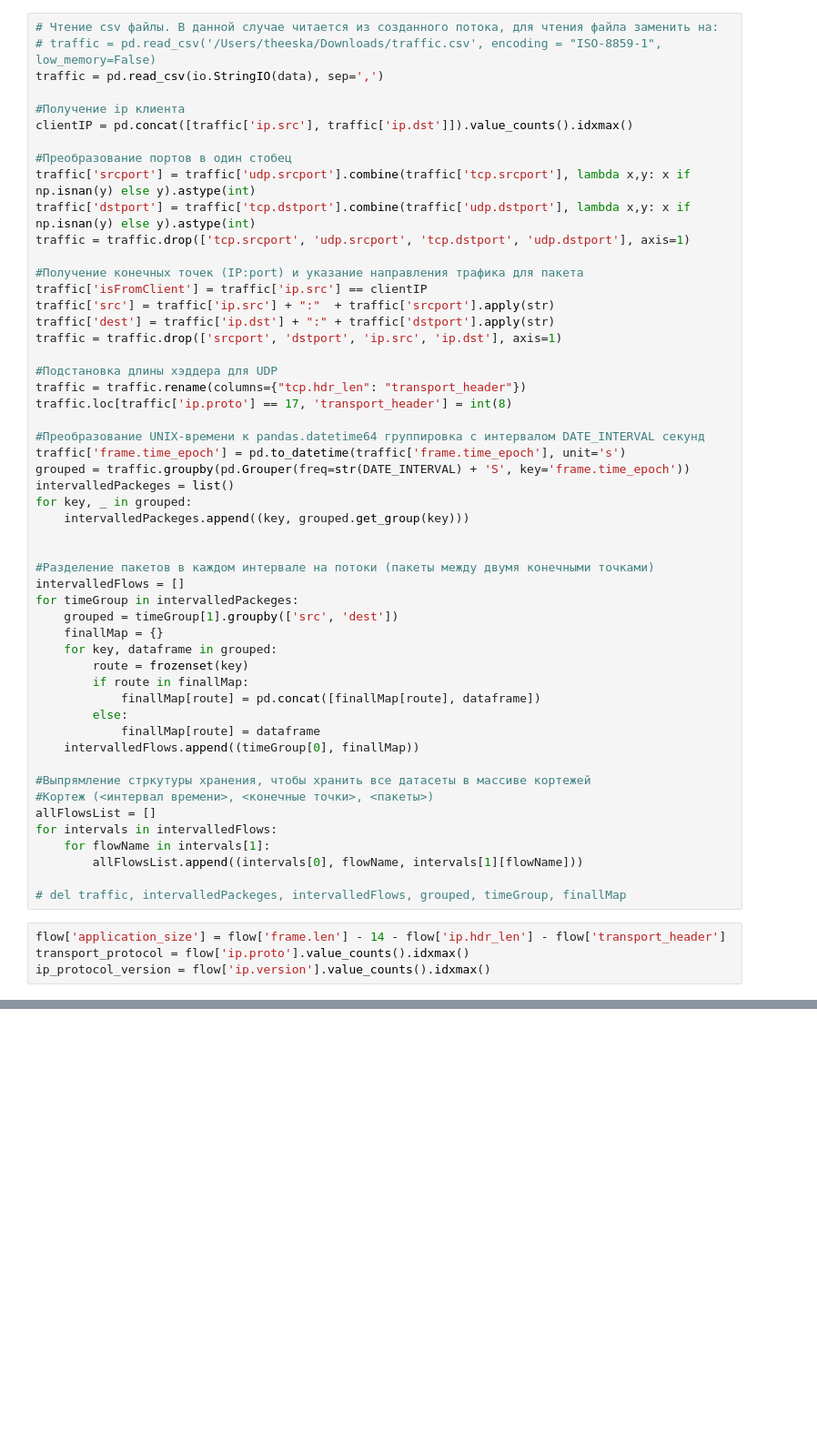
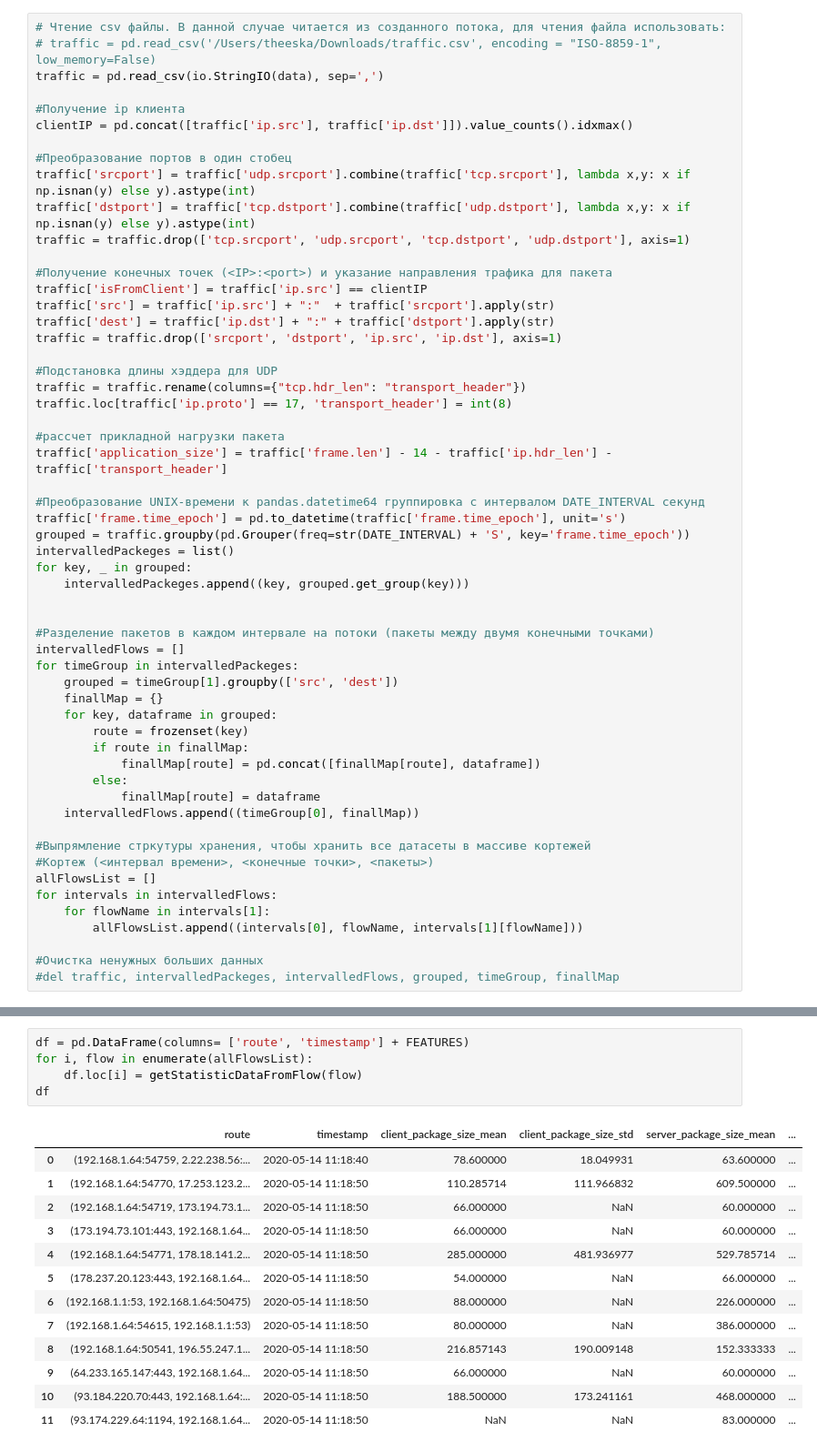
Before and after one commit to TheEshka/traffic_analyzer, a Jupyter notebook: package_parser.ipynb, the cells around one changed output, grey strips where cells are left out. Shown at 91% size. Cells and saved outputs as stored; diff of their text form; blank space fills up the shorter version.

Commit message:
data preparation full

```diff
--- a/package_parser.ipynb
+++ b/package_parser.ipynb
@@ -22,7 +54,7 @@ else:
     f.write(output.decode("utf-8"))
     f.close()
 # %%
-# Чтение csv файлы. В данной случае читается из созданного потока, для чтения файла заменить на:
+# Чтение csv файлы. В данной случае читается из созданного потока, для чтения файла использовать:
 # traffic = pd.read_csv('/Users/theeska/Downloads/traffic.csv', encoding = "ISO-8859-1", low_memory=False)
 traffic = pd.read_csv(io.StringIO(data), sep=',')
 
@@ -34,7 +66,7 @@ traffic['srcport'] = traffic['udp.srcport'].combine(traffic['tcp.srcport'], lamb
 traffic['dstport'] = traffic['tcp.dstport'].combine(traffic['udp.dstport'], lambda x,y: x if np.isnan(y) else y).astype(int)
 traffic = traffic.drop(['tcp.srcport', 'udp.srcport', 'tcp.dstport', 'udp.dstport'], axis=1)
 
-#Получение конечных точек (IP:port) и указание направления трафика для пакета
+#Получение конечных точек (<IP>:<port>) и указание направления трафика для пакета
 traffic['isFromClient'] = traffic['ip.src'] == clientIP
 traffic['src'] = traffic['ip.src'] + ":"  + traffic['srcport'].apply(str)
 traffic['dest'] = traffic['ip.dst'] + ":" + traffic['dstport'].apply(str)
@@ -43,6 +75,9 @@ traffic = traffic.drop(['srcport', 'dstport', 'ip.src', 'ip.dst'], axis=1)
 #Подстановка длины хэддера для UDP
 traffic = traffic.rename(columns={"tcp.hdr_len": "transport_header"})
 traffic.loc[traffic['ip.proto'] == 17, 'transport_header'] = int(8)
+
+#рассчет прикладной нагрузки пакета
+traffic['application_size'] = traffic['frame.len'] - 14 - traffic['ip.hdr_len'] - traffic['transport_header']
 
 #Преобразование UNIX-времени к pandas.datetime64 группировка с интервалом DATE_INTERVAL секунд
 traffic['frame.time_epoch'] = pd.to_datetime(traffic['frame.time_epoch'], unit='s')
@@ -72,10 +107,7 @@ for intervals in intervalledFlows:
     for flowName in intervals[1]:
         allFlowsList.append((intervals[0], flowName, intervals[1][flowName]))
 
-# del traffic, intervalledPackeges, intervalledFlows, grouped, timeGroup, finallMap
+#Очистка ненужных больших данных
+#del traffic, intervalledPackeges, intervalledFlows, grouped, timeGroup, finallMap
-# %%
-flow['application_size'] = flow['frame.len'] - 14 - flow['ip.hdr_len'] - flow['transport_header']
-transport_protocol = flow['ip.proto'].value_counts().idxmax()
-ip_protocol_version = flow['ip.version'].value_counts().idxmax()
 # %%
 flow = flow.sort_values(by='frame.time_epoch', ascending=True)
@@ -185,0 +188,19 @@ Interactive namespace is empty.
+# %%
+df = pd.DataFrame(columns= ['route', 'timestamp'] + FEATURES)
+for i, flow in enumerate(allFlowsList):
+    df.loc[i] = getStatisticDataFromFlow(flow)
+df
+# %% [output]
+|  | route | timestamp | client_package_size_mean | client_package_size_std | server_package_size_mean | ... |
+| 0 | (192.168.1.64:54759, 2.22.238.56:... | 2020-05-14 11:18:40 | 78.600000 | 18.049931 | 63.600000 | ... |
+| 1 | (192.168.1.64:54770, 17.253.123.2... | 2020-05-14 11:18:50 | 110.285714 | 111.966832 | 609.500000 | ... |
+| 2 | (192.168.1.64:54719, 173.194.73.1... | 2020-05-14 11:18:50 | 66.000000 | NaN | 60.000000 | ... |
+| 3 | (173.194.73.101:443, 192.168.1.64... | 2020-05-14 11:18:50 | 66.000000 | NaN | 60.000000 | ... |
+| 4 | (192.168.1.64:54771, 178.18.141.2... | 2020-05-14 11:18:50 | 285.000000 | 481.936977 | 529.785714 | ... |
+| 5 | (178.237.20.123:443, 192.168.1.64... | 2020-05-14 11:18:50 | 54.000000 | NaN | 66.000000 | ... |
+| 6 | (192.168.1.1:53, 192.168.1.64:50475) | 2020-05-14 11:18:50 | 88.000000 | NaN | 226.000000 | ... |
+| 7 | (192.168.1.64:54615, 192.168.1.1:53) | 2020-05-14 11:18:50 | 80.000000 | NaN | 386.000000 | ... |
+| 8 | (192.168.1.64:50541, 196.55.247.1... | 2020-05-14 11:18:50 | 216.857143 | 190.009148 | 152.333333 | ... |
+| 9 | (64.233.165.147:443, 192.168.1.64... | 2020-05-14 11:18:50 | 66.000000 | NaN | 60.000000 | ... |
+| 10 | (93.184.220.70:443, 192.168.1.64:... | 2020-05-14 11:18:50 | 188.500000 | 173.241161 | 468.000000 | ... |
+| 11 | (93.174.229.64:1194, 192.168.1.64... | 2020-05-14 11:18:50 | NaN | NaN | 83.000000 | ... |
```
Also changed, not shown: parts of 12 cells of this notebook, 1 other file.
